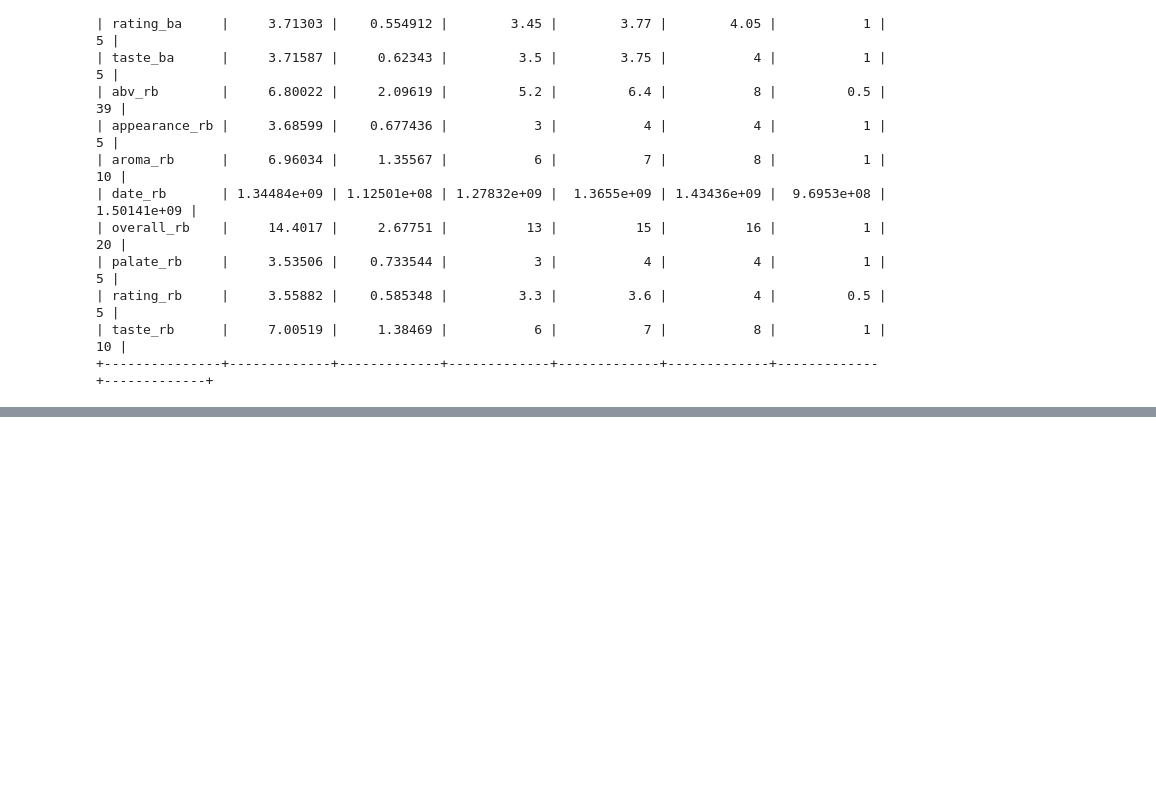
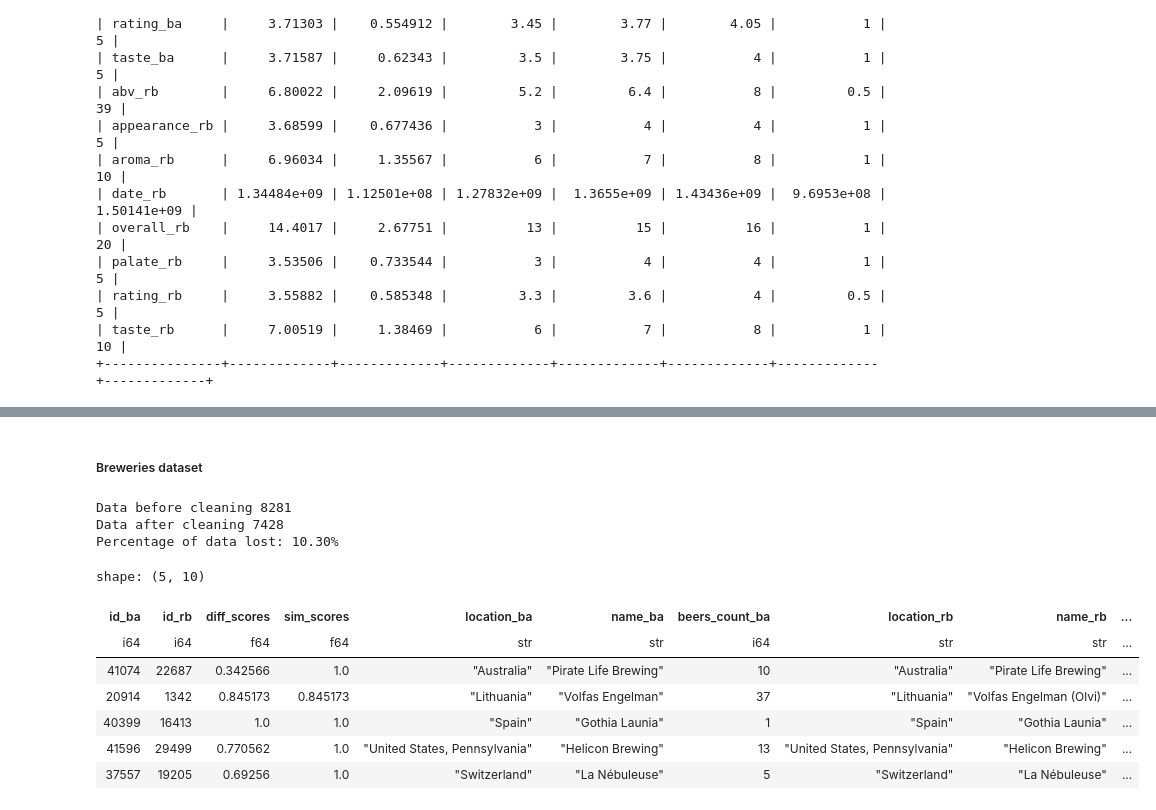
Before and after one commit to epfl-ada/ada-2024-project-sadamasochists, a Jupyter notebook: src/data/Cleaning/MatchedBeer.ipynb, the cells around one changed output, grey strips where cells are left out. Drawn from its saved outputs; the diff is of its cells as text; code cells hidden in the pictures; blank space fills up the shorter version.

Commit message:
Completed all Cleaning notebooks

```diff
--- a/src/data/Cleaning/MatchedBeer.ipynb
+++ b/src/data/Cleaning/MatchedBeer.ipynb
@@ -59,5 +39,5 @@ def load_and_process_files(file_paths):
 # %%
-file_paths = [SRC_DATA_PATH + "/beers.csv", SRC_DATA_PATH + "/breweries.csv", SRC_DATA_PATH + "/ratings.csv", SRC_DATA_PATH + "/users.csv"]
+file_paths = [SRC_DATA_PATH + "/beers.csv", SRC_DATA_PATH + "/breweries.csv", SRC_DATA_PATH + "/ratings.csv", SRC_DATA_PATH + "/users_approx.csv"]
 dataframes_list = load_and_process_files(file_paths)
 
 df_beers = dataframes_list[0]
@@ -403,0 +404,3 @@ Here we see:
+# %%
+BEERADVOCATE_PATH = '../../../data/BeerAdvocate/processed'
+RATEBEER_PATH = '../../../data/RateBeer/processed'
@@ -403,0 +481,36 @@ Here we see:
+# %% [markdown]
+##### Breweries dataset
+# %%
+df_filtered_breweries = df_breweries.select(["id_ba", "id_rb", "diff_scores", "sim_scores"])
+print("Data before cleaning", df_filtered_breweries.shape[0])
+
+# BeerAdvocate
+df_breweries_ba = pl.read_parquet(BEERADVOCATE_PATH + "/breweries.pq")
+df_breweries_ba = df_breweries_ba.rename({col: f"{col}_ba" for col in df_breweries_ba.columns})
+df_filtered_breweries = df_filtered_breweries.join(df_breweries_ba, on="id_ba", how="inner")
+
+# RateBeer
+df_breweries_rb = pl.read_parquet(RATEBEER_PATH + "/breweries.pq")
+df_breweries_rb = df_breweries_rb.rename({col: f"{col}_rb" for col in df_breweries_rb.columns})
+df_filtered_breweries = df_filtered_breweries.join(df_breweries_rb, on="id_rb", how="inner")
+
+print("Data after cleaning", df_filtered_breweries.shape[0])
+print(f"Percentage of data lost: {(1 - df_filtered_breweries.shape[0] / df_breweries.shape[0]) * 100:.2f}%")
+
+# Save the data
+df_filtered_breweries.write_parquet(DST_DATA_PATH + "/breweries.pq")
+# %% [output]
+Data before cleaning 8281
+Data after cleaning 7428
+Percentage of data lost: 10.30%
+# %%
+df_filtered_breweries.sample(5)
+# %% [output]
+shape: (5, 10)
+| id_ba | id_rb | diff_scores | sim_scores | location_ba | name_ba | beers_count_ba | location_rb | name_rb | ... |
+| i64 | i64 | f64 | f64 | str | str | i64 | str | str | ... |
+| 41074 | 22687 | 0.342566 | 1.0 | "Australia" | "Pirate Life Brewing" | 10 | "Australia" | "Pirate Life Brewing" | ... |
+| 20914 | 1342 | 0.845173 | 0.845173 | "Lithuania" | "Volfas Engelman" | 37 | "Lithuania" | "Volfas Engelman (Olvi)" | ... |
+| 40399 | 16413 | 1.0 | 1.0 | "Spain" | "Gothia Launia" | 1 | "Spain" | "Gothia Launia" | ... |
+| 41596 | 29499 | 0.770562 | 1.0 | "United States, Pennsylvania" | "Helicon Brewing" | 13 | "United States, Pennsylvania" | "Helicon Brewing" | ... |
+| 37557 | 19205 | 0.69256 | 1.0 | "Switzerland" | "La Nébuleuse" | 5 | "Switzerland" | "La Nébuleuse" | ... |
```
Also changed, not shown: parts of 22 cells of this notebook, 2 other files.
